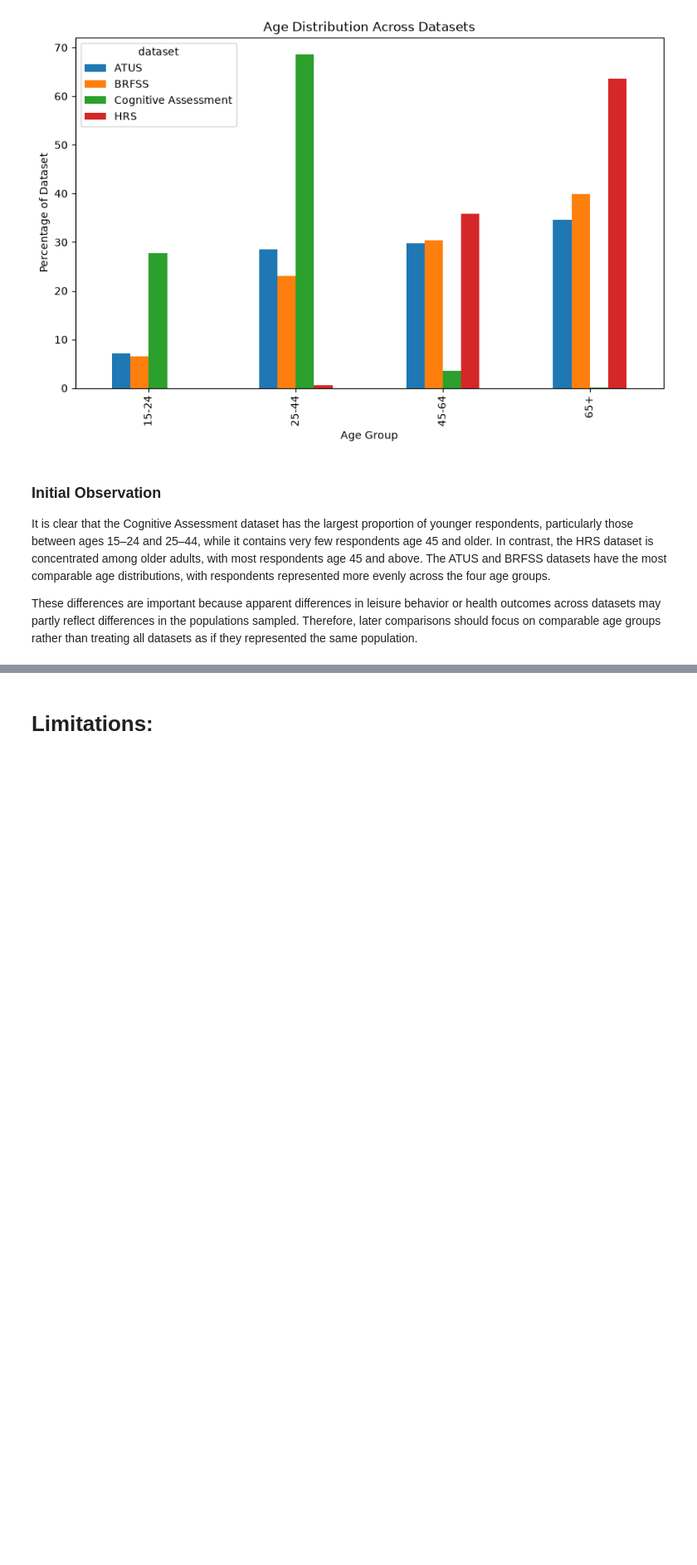
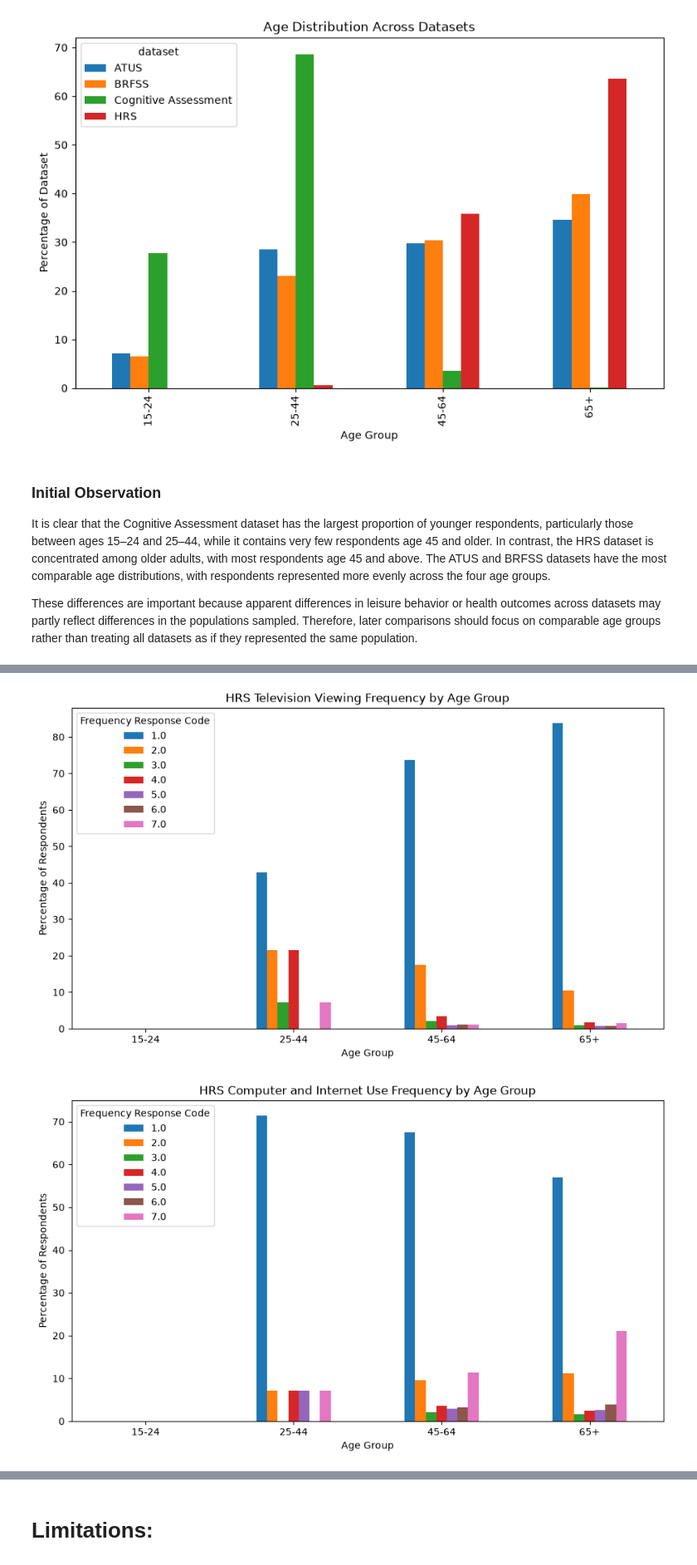
Before and after one commit to rem388/DataScienceProject, a Jupyter notebook: Phase2.ipynb, the cells around one changed output, grey strips where cells are left out. Shown at 83% size. Drawn from its saved outputs; the diff is of its cells as text; code cells hidden in the pictures; blank space fills up the shorter version.

```diff
--- a/Phase2.ipynb
+++ b/Phase2.ipynb
@@ -1213,0 +1239,36 @@ These differences are important because apparent differences in leisure behavior
+# %%
+# watching TV
+hrs_tv_by_age = duckdb.sql("SELECT age_group, watching_tv_clean " \
+"AS tv_frequency_code, COUNT(*) AS num_participants, ROUND(COUNT(*) * 100.0 / SUM(COUNT(*)) OVER (PARTITION BY age_group), 2) " \
+"AS percentage FROM (SELECT CASE WHEN age BETWEEN 15 AND 24 THEN '15-24' WHEN age BETWEEN 25 AND 44 THEN '25-44' WHEN age BETWEEN 45 AND 64 THEN '45-64' ELSE '65+' END " \
+"AS age_group, watching_tv_clean FROM hrs WHERE age IS NOT NULL AND watching_tv_clean IS NOT NULL) " \
+"GROUP BY age_group, watching_tv_clean ORDER BY age_group, watching_tv_clean").df()
+
+hrs_tv_plot = hrs_tv_by_age.pivot(index="age_group", columns="tv_frequency_code", values="percentage").fillna(0).reindex(["15-24", "25-44", "45-64", "65+"])
+hrs_tv_plot.plot.bar(figsize=(11,6), xlabel="Age Group", ylabel="Percentage of Respondents", title="HRS Television Viewing Frequency by Age Group")
+
+plt.xticks(rotation=0)
+plt.legend(title="Frequency Response Code")
+plt.show()
+
+# computer/internet use
+hrs_computer_by_age = duckdb.sql("SELECT age_group, computer_internet_clean AS computer_frequency_code, COUNT(*) " \
+"AS num_participants, ROUND(COUNT(*) * 100.0 / SUM(COUNT(*)) OVER (PARTITION BY age_group), 2) " \
+"AS percentage FROM (SELECT CASE WHEN age BETWEEN 15 AND 24 THEN '15-24' WHEN age BETWEEN 25 AND 44 THEN '25-44' WHEN age BETWEEN 45 AND 64 THEN '45-64' ELSE '65+' END " \
+"AS age_group, computer_internet_clean FROM hrs WHERE age IS NOT NULL AND computer_internet_clean IS NOT NULL) " \
+"GROUP BY age_group, computer_internet_clean ORDER BY age_group, computer_internet_clean").df()
+
+hrs_computer_plot = hrs_computer_by_age.pivot(index="age_group", columns="computer_frequency_code", values="percentage").fillna(0).reindex(["15-24", "25-44", "45-64", "65+"])
+hrs_computer_plot.plot.bar(
+    figsize=(11,6),
+    xlabel="Age Group",
+    ylabel="Percentage of Respondents",
+    title="HRS Computer and Internet Use Frequency by Age Group"
+)
+
+plt.xticks(rotation=0)
+plt.legend(title="Frequency Response Code")
+plt.show()
+# %% [output]
+[figure, added]
+[figure, added]
```
Also changed, not shown: parts of 7 cells of this notebook.
